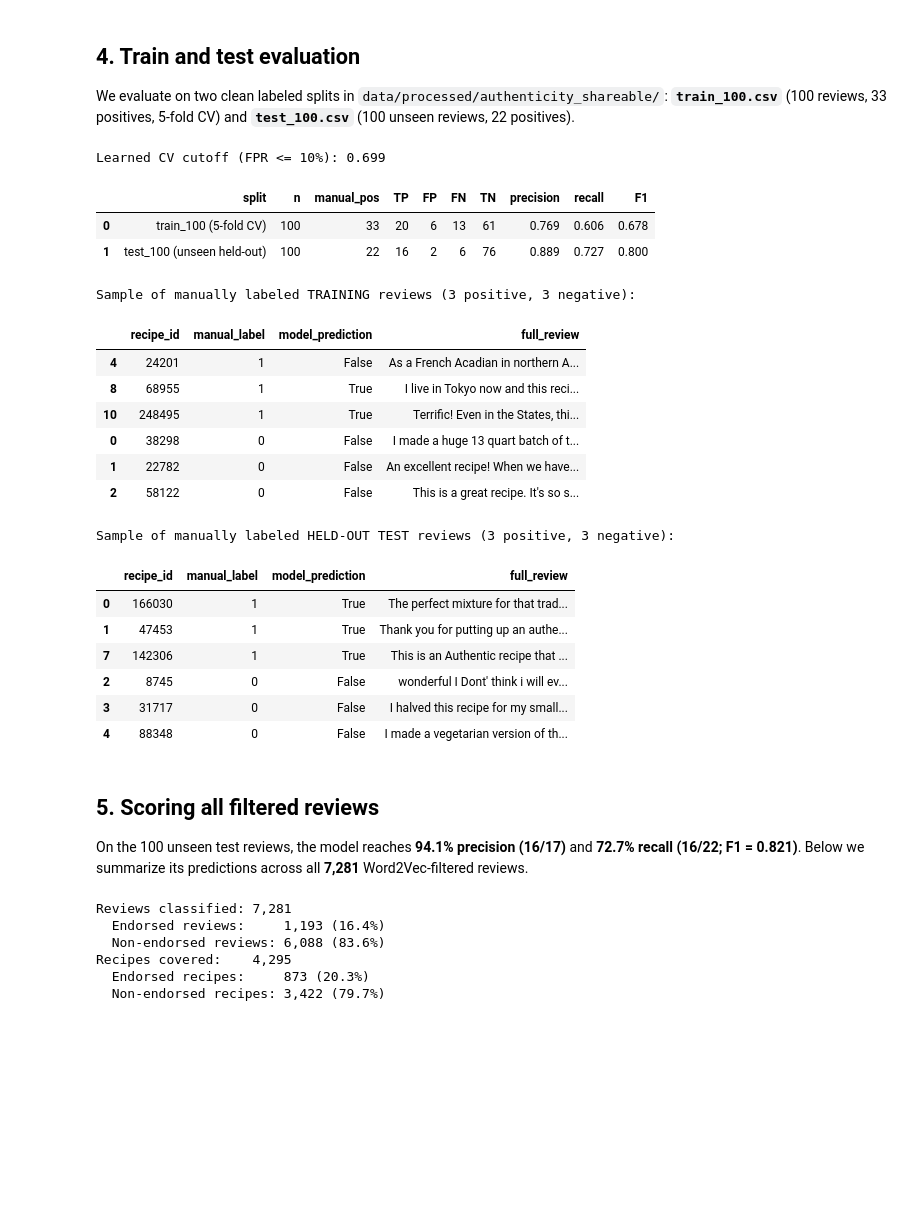
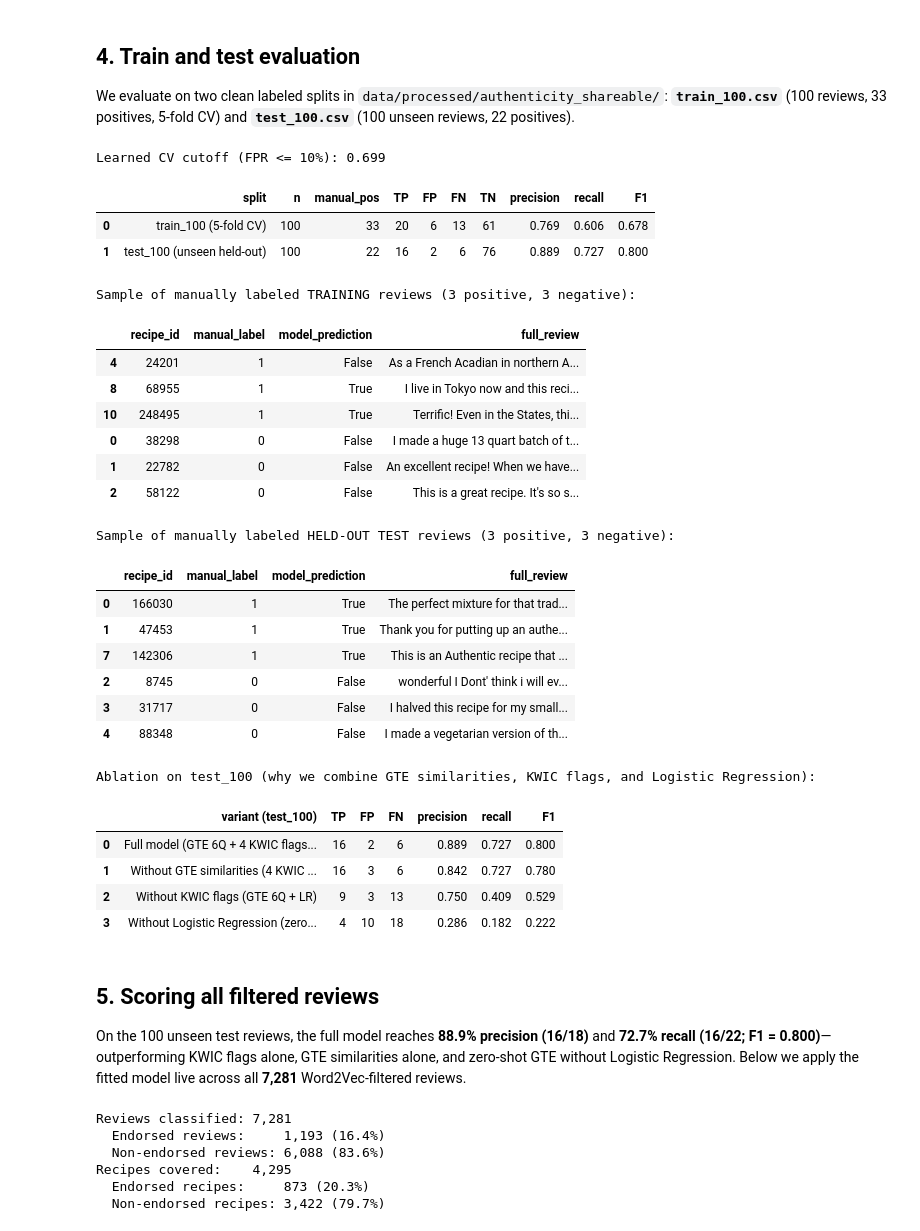
Before and after one commit to EstebanPerez99/cuisine-networks, a Jupyter notebook: notebooks/04_authenticity_review_analysis.ipynb, the cells around one changed output. Drawn from its saved outputs; the diff is of its cells as text; code cells hidden in the pictures; blank space fills up the shorter version.

Commit message:
Add live GTE/KWIC/LR ablation in Section 4 and sync exact live numbers

```diff
--- a/notebooks/04_authenticity_review_analysis.ipynb
+++ b/notebooks/04_authenticity_review_analysis.ipynb
@@ -281,37 +283,77 @@ tr_sample["full_review"] = tr_sample["full_review"].map(lambda s: " ".join(html.
 display(tr_sample)
 
 print("\nSample of manually labeled HELD-OUT TEST reviews (3 positive, 3 negative):")
 te_sample = pd.concat([
     test_df[test_df["manual_label"].astype(bool)].head(3),
     test_df[~test_df["manual_label"].astype(bool)].head(3),
 ])[["recipe_id", "manual_label", "model_prediction", "full_review"]].copy()
 te_sample["full_review"] = te_sample["full_review"].map(lambda s: " ".join(html.unescape(s).split())[:130] + "...")
 display(te_sample)
+# Brief ablation on test_100: without similarities, without KWIC flags, and without Logistic Regression
+def eval_subset(name, Xtr, Xte, w):
+    oof = np.zeros(len(y_train))
+    for tr_i, va_i in cv.split(Xtr, y_train):
+        sc_f = StandardScaler().fit(Xtr[tr_i])
+        m_f = LogisticRegression(C=0.1, class_weight="balanced", max_iter=2000).fit(sc_f.transform(Xtr[tr_i]) * w, y_train[tr_i])
+        oof[va_i] = m_f.decision_function(sc_f.transform(Xtr[va_i]) * w)
+    cut_ = choose_cutoff(y_train, oof)
+    sc_ = StandardScaler().fit(Xtr)
+    m_ = LogisticRegression(C=0.1, class_weight="balanced", max_iter=2000).fit(sc_.transform(Xtr) * w, y_train)
+    p = m_.decision_function(sc_.transform(Xte) * w) >= cut_
+    tp, fp, fn = int((y_test & p).sum()), int((~y_test & p).sum()), int((y_test & ~p).sum())
+    pr = tp / (tp + fp) if (tp + fp) else 0.0
+    rc = tp / (tp + fn) if (tp + fn) else 0.0
+    return {"variant (test_100)": name, "TP": tp, "FP": fp, "FN": fn,
+            "precision": round(pr, 3), "recall": round(rc, 3), "F1": round(2*pr*rc/(pr+rc) if (pr+rc) else 0.0, 3)}
+
+# Zero-shot GTE (no Logistic Regression): mean of 5 positive query similarities minus 'deviation' (col 4)
+pos_cols = [0, 1, 2, 3, 5]
+zs_tr = X_train[:, pos_cols].mean(axis=1) - X_train[:, 4]
+zs_te = X_test[:, pos_cols].mean(axis=1) - X_test[:, 4]
+zs_pred = zs_te >= choose_cutoff(y_train, zs_tr)
+ztp, zfp, zfn = int((y_test & zs_pred).sum()), int((~y_test & zs_pred).sum()), int((y_test & ~zs_pred).sum())
+zpr, zrc = ztp / (ztp + zfp) if (ztp + zfp) else 0.0, ztp / (ztp + zfn) if (ztp + zfn) else 0.0
+
+ablation = pd.DataFrame([
+    eval_subset("Full model (GTE 6Q + 4 KWIC flags + LR)", X_train, X_test, WEIGHTS),
+    eval_subset("Without GTE similarities (4 KWIC flags + LR)", X_train[:, 6:], X_test[:, 6:], np.ones(4)),
+    eval_subset("Without KWIC flags (GTE 6Q + LR)", X_train[:, :6], X_test[:, :6], np.ones(6)),
+    {"variant (test_100)": "Without Logistic Regression (zero-shot GTE 6Q)", "TP": ztp, "FP": zfp, "FN": zfn,
+     "precision": round(zpr, 3), "recall": round(zrc, 3), "F1": round(2*zpr*zrc/(zpr+zrc) if (zpr+zrc) else 0.0, 3)},
+])
+print("\nAblation on test_100 (why we combine GTE similarities, KWIC flags, and Logistic Regression):")
+display(ablation)
 # %% [output]
 Learned CV cutoff (FPR <= 10%): 0.699
 |  | split | n | manual_pos | TP | FP | FN | TN | precision | recall | F1 |
 | 0 | train_100 (5-fold CV) | 100 | 33 | 20 | 6 | 13 | 61 | 0.769 | 0.606 | 0.678 |
 | 1 | test_100 (unseen held-out) | 100 | 22 | 16 | 2 | 6 | 76 | 0.889 | 0.727 | 0.800 |
 Sample of manually labeled TRAINING reviews (3 positive, 3 negative):
 |  | recipe_id | manual_label | model_prediction | full_review |
 | 4 | 24201 | 1 | False | As a French Acadian in northern A... |
 | 8 | 68955 | 1 | True | I live in Tokyo now and this reci... |
 | 10 | 248495 | 1 | True | Terrific! Even in the States, thi... |
 | 0 | 38298 | 0 | False | I made a huge 13 quart batch of t... |
 | 1 | 22782 | 0 | False | An excellent recipe! When we have... |
 | 2 | 58122 | 0 | False | This is a great recipe. It's so s... |
 Sample of manually labeled HELD-OUT TEST reviews (3 positive, 3 negative):
 |  | recipe_id | manual_label | model_prediction | full_review |
 | 0 | 166030 | 1 | True | The perfect mixture for that trad... |
 | 1 | 47453 | 1 | True | Thank you for putting up an authe... |
 | 7 | 142306 | 1 | True | This is an Authentic recipe that ... |
 | 2 | 8745 | 0 | False | wonderful I Dont' think i will ev... |
 | 3 | 31717 | 0 | False | I halved this recipe for my small... |
 | 4 | 88348 | 0 | False | I made a vegetarian version of th... |
+Ablation on test_100 (why we combine GTE similarities, KWIC flags, and Logistic Regression):
+|  | variant (test_100) | TP | FP | FN | precision | recall | F1 |
+| 0 | Full model (GTE 6Q + 4 KWIC flags... | 16 | 2 | 6 | 0.889 | 0.727 | 0.800 |
+| 1 | Without GTE similarities (4 KWIC ... | 16 | 3 | 6 | 0.842 | 0.727 | 0.780 |
+| 2 | Without KWIC flags (GTE 6Q + LR) | 9 | 3 | 13 | 0.750 | 0.409 | 0.529 |
+| 3 | Without Logistic Regression (zero... | 4 | 10 | 18 | 0.286 | 0.182 | 0.222 |
 # %% [markdown]
 ## 5. Scoring all filtered reviews
 
-On the 100 unseen test reviews, the model reaches **94.1% precision (16/17)** and **72.7% recall (16/22; F1 = 0.821)**. Below we summarize its predictions across all **7,281** Word2Vec-filtered reviews.
+On the 100 unseen test reviews, the full model reaches **88.9% precision (16/18)** and **72.7% recall (16/22; F1 = 0.800)**—outperforming KWIC flags alone, GTE similarities alone, and zero-shot GTE without Logistic Regression. Below we apply the fitted model live across all **7,281** Word2Vec-filtered reviews.
 # %%
 # Score all 7,281 Word2Vec-filtered reviews live with the fitted scaler & Logistic Regression
 # (uses cached GTE vectors if present for speed; otherwise embeds directly with embed_gte)
```
Also changed, not shown: parts of 2 cells of this notebook.
